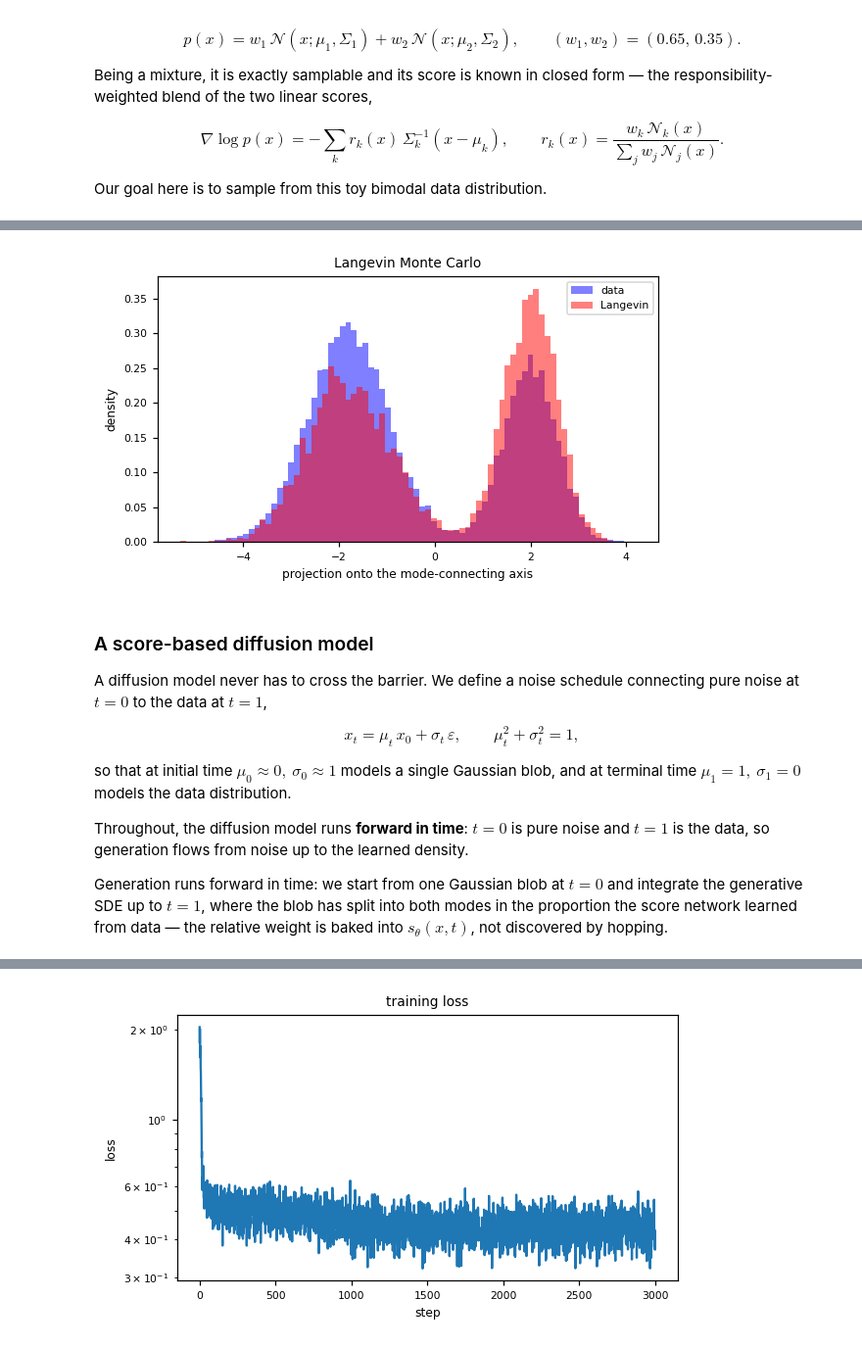
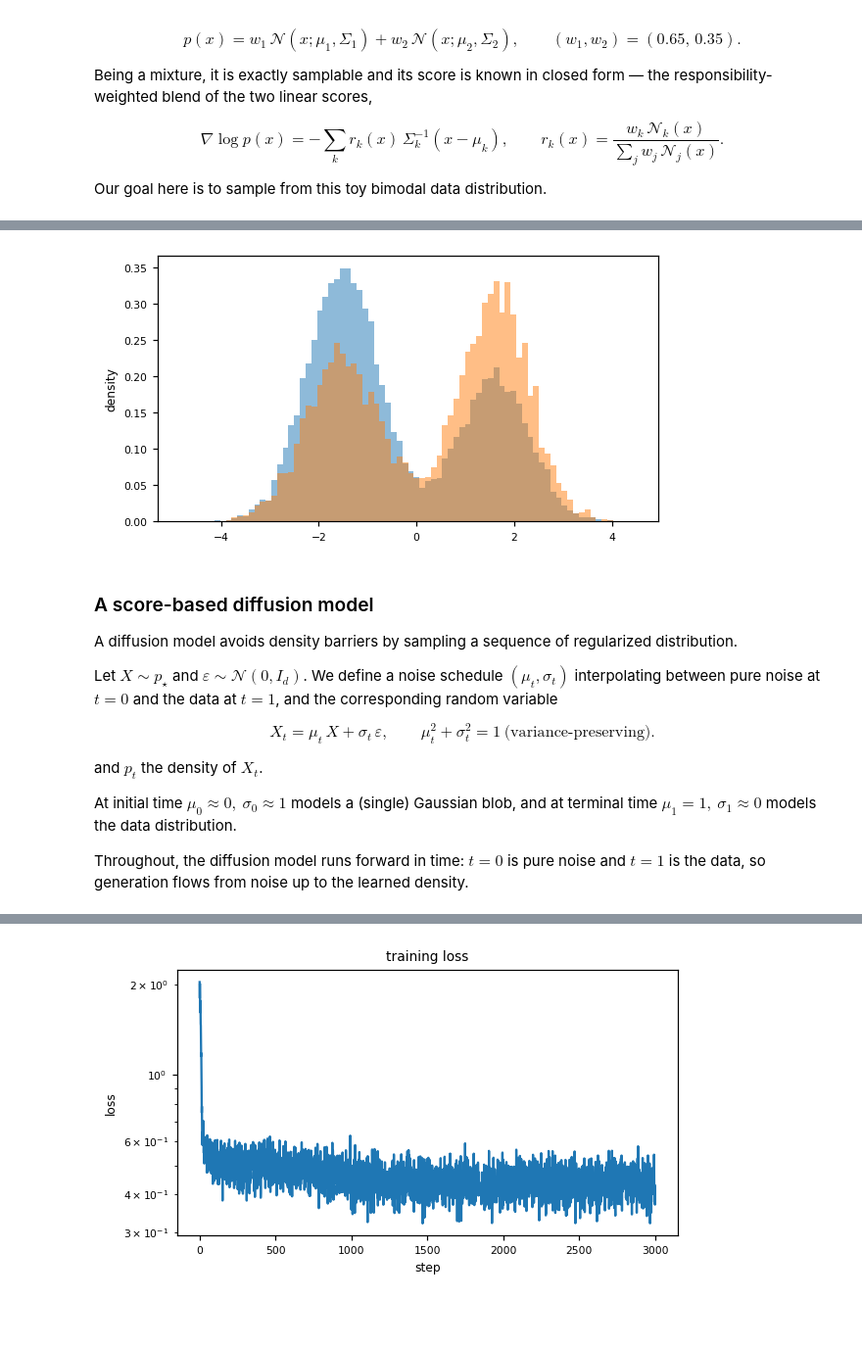
Before and after one commit to MB-29/generative_modeling-momentum_bootcamp, a Jupyter notebook: notebook.ipynb, the cells around one changed output, grey strips where cells are left out. Shown at 98% size. Drawn from its saved outputs; the diff is of its cells as text; code cells hidden in the pictures; blank space fills up the shorter version.

Commit message:
diffusion

```diff
--- a/notebook.ipynb
+++ b/notebook.ipynb
@@ -210,4 +221,4 @@ Langevin, for the first component $x_1$.
 rng = np.random.default_rng(0)
 initial_states = rng.uniform(-4, 4, size=(8000, 2))
 langevin_samples = langevin_sample(mixture.grad_potential, initial_states,
-                                   eta=3e-3, n_steps=3_000, rng=rng)
+                                   eta=3e-3, n_steps=1_000)
@@ -214,29 +240,22 @@ langevin_samples = langevin_sample(mixture.grad_potential, initial_states,
 # %%
-plot.two_hists(mixture_data, langevin_samples,
-               labels=("data", "Langevin"),
-               title="Langevin Monte Carlo")
+plot.overlay_histograms(mixture_data[:, 0], langevin_samples[:, 0])
 # %% [output]
-[figure, old version]
+[figure, new version]
 # %% [markdown]
 ### A score-based diffusion model
 
-A diffusion model never has to cross the barrier. We define a noise schedule
-connecting pure noise at $t=0$ to the data at $t=1$,
+A diffusion model avoids density barriers by sampling a sequence of regularized distribution.
 
-$$x_t = \mu_t\, x_0 + \sigma_t\,\varepsilon,
-\qquad \mu_t^2 + \sigma_t^2 = 1,$$
+Let $X \sim p_\star$ and $\varepsilon \sim \mathcal{N}(0, I_d)$. We define a noise schedule $(\mu_t, \sigma_t)$ interpolating between pure noise at $t=0$ and the data at $t=1$, and the corresponding random variable
 
+$$X_t = \mu_t\, X + \sigma_t\,\varepsilon,
+\qquad \mu_t^2 + \sigma_t^2 = 1\ \text{(variance-preserving)}.$$
 
+and $p_t$ the density of $X_t$.
 
-so that at initial time $\mu_0\approx 0,\ \sigma_0\approx 1$ models a single Gaussian blob, and at terminal time
-$\mu_1 = 1,\ \sigma_1 = 0$ models the data distribution.
+At initial time $\mu_0 \approx 0,\ \sigma_0 \approx 1$ models a (single) Gaussian blob, and at terminal time
+$\mu_1 = 1,\ \sigma_1 \approx 0$ models the data distribution.
 
-Throughout, the diffusion model runs **forward in
-time**: $t=0$ is pure noise and $t=1$ is the data, so generation flows from noise
+Throughout, the diffusion model runs forward in
+time: $t=0$ is pure noise and $t=1$ is the data, so generation flows from noise
 up to the learned density.
-
-Generation runs forward in time: we
-start from one Gaussian blob at $t=0$ and integrate the generative SDE up to
-$t=1$, where the blob has split into both modes in the proportion the score
-network learned from data — the relative weight is baked into $s_\theta(x,t)$, not
-discovered by hopping.
```
Also changed, not shown: parts of 36 cells of this notebook, 17 other files.
